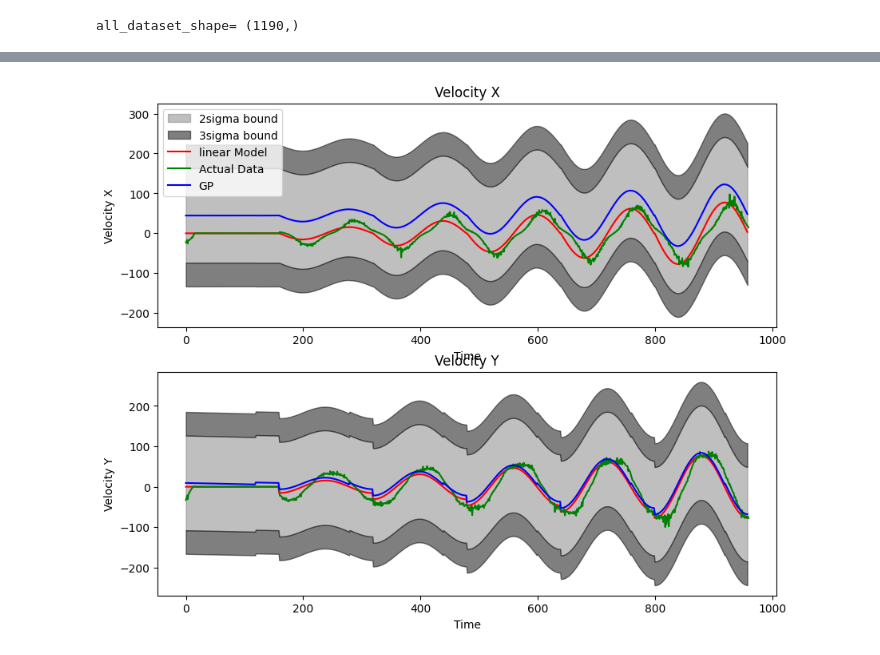
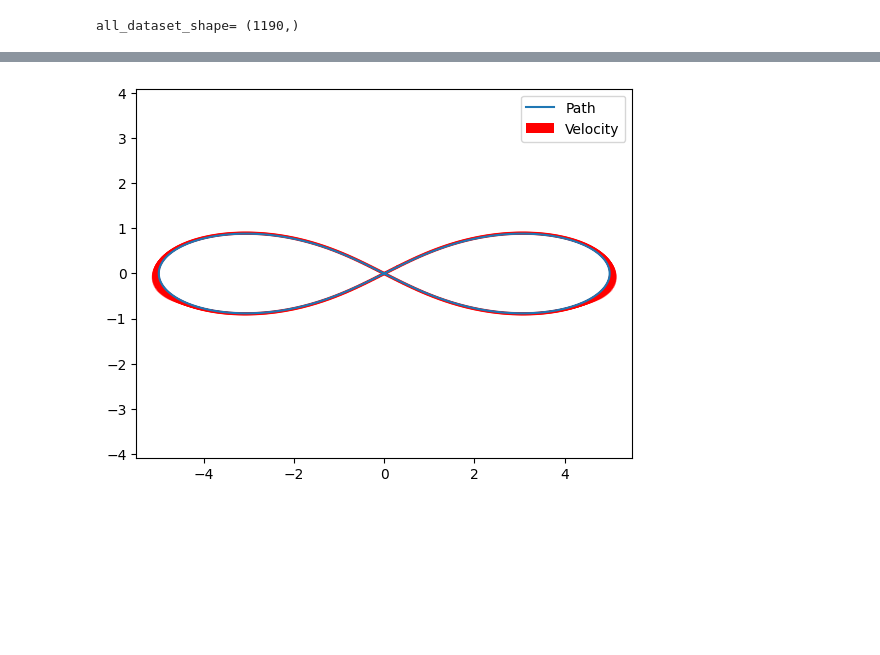
Before and after one commit to MaxSokolich/MPCExperiments, a Jupyter notebook: data_check.ipynb, the cells around one changed output, grey strips where cells are left out. Cells and saved outputs as stored; diff of their text form; code cells hidden in the pictures; blank space fills up the shorter version.

```diff
--- a/data_check.ipynb
+++ b/data_check.ipynb
@@ -173,4 +120,0 @@ model_error(GP.vx_infinity.flatten(), GP.vy_infinity.flatten(), GP.alpha_infinit
-# %%
-model_error(GP.vx_grid.flatten(), GP.vy_grid.flatten(), GP.alpha_grid.flatten(), GP.freq_grid.flatten())
-# %% [output]
-[figure, removed]
@@ -221,0 +121,58 @@ model_error(GP.vx_grid.flatten(), GP.vy_grid.flatten(), GP.alpha_grid.flatten(),
+# %%
+import numpy as np
+
+def generate_infinity_path(self, width, height, center, num_points=1100):
+    """
+    Generate points for an infinity-shaped path with constant velocity and calculate velocity at each point.
+
+    Args:
+    width (float): The width of the infinity path.
+    height (float): The height of the infinity path.
+    center (tuple): The (x, y) center of the infinity path.
+    num_points (int): Number of points to generate.
+
+    Returns:
+    np.array: Array of points (x, y) that form the infinity path.
+    np.array: Array of velocities (vx, vy) at each point.
+    """
+    # Unpack the center coordinates
+    cx, cy = center[0], center[1]
+
+    # Generate t values from 0 to 2*pi
+    t = np.linspace(0, 2 * np.pi, num_points)
+
+    # Parametric equations for the lemniscate
+    x = cx + (width / 2) * np.sin(t) / (1 + np.cos(t)**2)
+    y = cy + (height / 2) * np.sin(t) * np.cos(t) / (1 + np.cos(t)**2)
+
+    # Calculate cumulative distances
+    distances = np.sqrt(np.diff(x)**2 + np.diff(y)**2)
+    vel =2
+    cumulative_distances = 1/vel*np.insert(np.cumsum(distances), 0, 0)
+
+    # Generate uniform distances
+    uniform_distances = np.linspace(0, cumulative_distances[-1], num_points)
+
+    # Interpolate to get points at uniform distances
+    x_uniform = np.interp(uniform_distances, cumulative_distances, x)
+    y_uniform = np.interp(uniform_distances, cumulative_distances, y)
+
+    # Calculate velocities using central difference on uniform points
+    dt = uniform_distances[1] - uniform_distances[0]  # Assume uniform spacing
+    vx_uniform = np.gradient(x_uniform, dt)
+    vy_uniform = np.gradient(y_uniform, dt)
+
+    return np.column_stack((x_uniform, y_uniform)), np.column_stack((vx_uniform, vy_uniform))
+
+# Example usage
+path_generator = type('PathGenerator', (object,), {"generate_infinity_path": generate_infinity_path})()
+path, velocities = path_generator.generate_infinity_path(width=10, height=5, center=(0, 0), num_points=1100)
+
+import matplotlib.pyplot as plt
+plt.plot(path[:, 0], path[:, 1], label='Path')
+plt.quiver(path[:, 0], path[:, 1], velocities[:, 0], velocities[:, 1], scale=50, color='r', label='Velocity')
+plt.axis('equal')
+plt.legend()
+plt.show()
+# %% [output]
+[figure, added]
```
Also changed, not shown: parts of 24 cells of this notebook.
